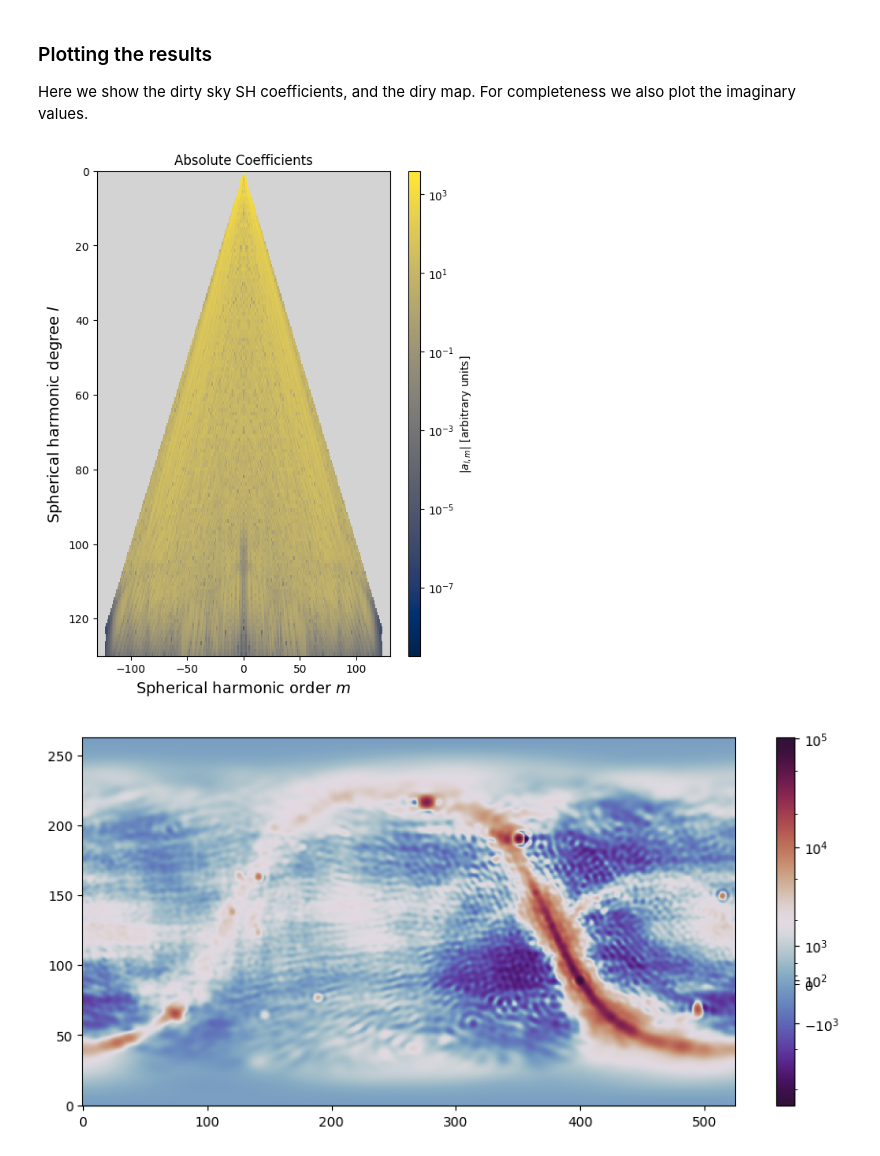
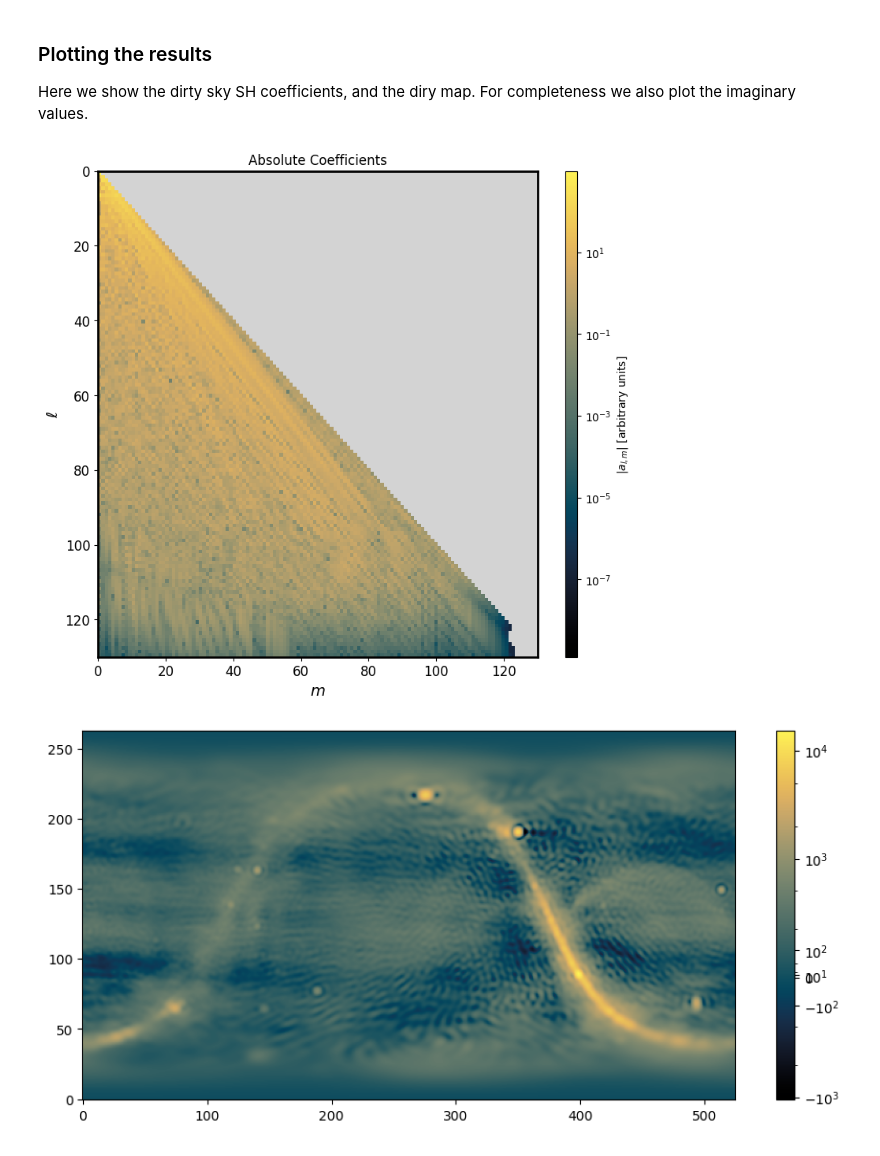
Before and after one commit to JaidenCook/mmode-tools, a Jupyter notebook: notebooks/forward-model-example.ipynb, the cells around one changed output. Drawn from its saved outputs; the diff is of its cells as text; code cells hidden in the pictures.

```diff
--- a/notebooks/forward-model-example.ipynb
+++ b/notebooks/forward-model-example.ipynb
@@ -24,0 +26,5 @@ WARNING: VerifyWarning: Invalid 'BLANK' keyword in header.  The 'BLANK' keyword
+# %%
+import cmasher as cmr
+cmap = cmr.eclipse
+
+modelMap.plot_cart_map(norm='log',cmap=cmap,vmin=100)
@@ -34,7 +42,7 @@ freqMHz = int(freq/1e6) # Frequency in MHz
 beamFileName = f"beam_fringe_coeffs-{name}-{freqMHz}MHz-I-lMax{lMax}.hdf5"
 
 # The total path to the beam fringe coefficients.
-beamFringeFilePath = beamFringePath + beamFileName
+beamFringeFilePath = beamFringePath / beamFileName
 
 if not os.path.exists(beamFringeFilePath):
     # If the coefficients don't exist, we can make them from scratch.
@@ -52,7 +65,7 @@ else:
 # %% [markdown]
 ### Next we estimate the mmode visibilities by forward modelling the model map with the beam fringe coefficients.
 # %%
-mmodeTensor = forward_model_mmode_vis(modelMap,blmCoeffTensor,lMax=lMax)
+mmodeTensor = forward_model_mmode_vis(modelMap.skyMap,blmCoeffTensor,lMax=lMax)
 # %% [markdown]
 ## Making the Dirty Map
 
@@ -67,6 +89,10 @@ It is also possible to use other weighting schemes such as uniform weighting (we
 # %%
+from mmode_tools.skymap import SkyMap
+
 damp = 0.01
-weights = np.ones(mmodeTensor.shape[0]) # Weights could be the noise amplitude.
-dirtyMap,dirtyCoeffs = data2map(np.conj(mmodeTensor),[np.conj(blmCoeffTensor)],
+ # Weights could be the noise amplitude.
+dirtyMap,dirtyCoeffs = data2map(mmodeTensor,[blmCoeffTensor],
                                 weights,returnCoeffs=True,lMax=lMax,damp=damp)
+
+dirtyMap = SkyMap(coeffs=dirtyCoeffs,dirty=True,unit='Jy')
 # %% [output]
@@ -94,17 +120,22 @@ Here we show the dirty sky SH coefficients, and the diry map. For completeness w
 # %%
 from mmode_tools.clean import plot_dirty_image
 from mmode_tools.plots import coefficient_plot,plot_equatorial_map
 
-#
-coefficient_plot(dirtyCoeffs,norm='log',cmap='cividis',interpolation='None')
+dirtyMap.plot_coefficients(fullPlot=False,norm='log',cmap=cmap)
+dirtyMap.plot_cart_map(norm='asinh',cmap=cmap)
+dirtyMap.plot_equatorial_map(norm='asinh',cmap=cmap)
+dirtyMap.plot_equatorial_map(norm='asinh',cmap=cmap,galactic=True)
 
 #
-plot_dirty_image(dirtyMap.real,norm='asinh')
-plot_equatorial_map(dirtyMap.real,norm='asinh')
+#coefficient_plot(dirtyCoeffs,norm='log',cmap='cividis',interpolation='None')
 
 #
-plot_dirty_image(dirtyMap.imag,norm='asinh')
-plot_equatorial_map(dirtyMap.imag,norm='asinh')
+#plot_dirty_image(dirtyMap.real,norm='asinh')
+#plot_equatorial_map(dirtyMap.real,norm='asinh')
+
+#
+##plot_dirty_image(dirtyMap.imag,norm='asinh')
+#plot_equatorial_map(dirtyMap.imag,norm='asinh')
 # %% [output]
-[figure, old version]
+[figure, new version]
-[figure, old version]
+[figure, new version]
```
Also changed, not shown: parts of 8 cells of this notebook.
